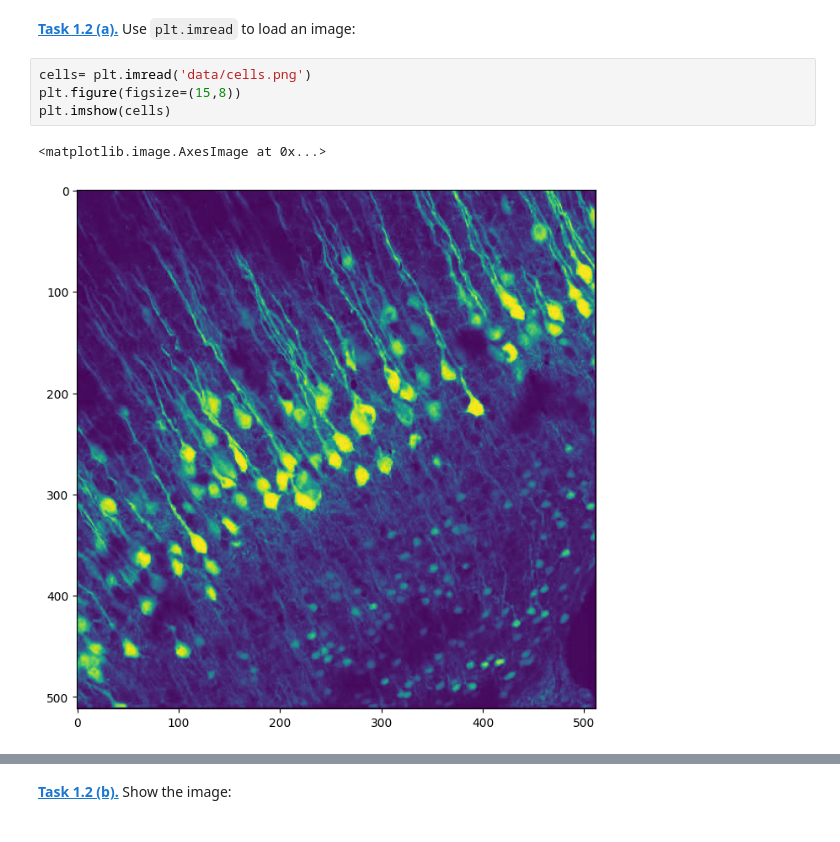
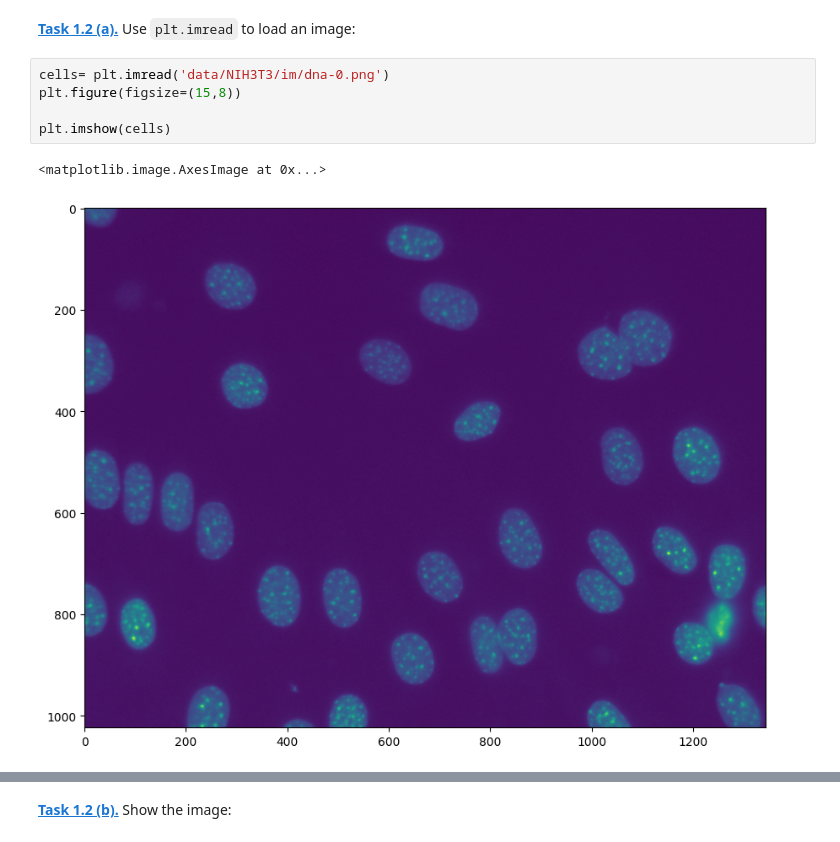
Before and after one commit to emmalisa1/mobi-fs5-python, a Jupyter notebook: segm_threshold.ipynb, the cells around one changed output, grey strips where cells are left out. Cells and saved outputs as stored; diff of their text form.

```diff
--- a/segm_threshold.ipynb
+++ b/segm_threshold.ipynb
@@ -6,9 +6,10 @@ import matplotlib.pyplot as plt
 # %% [markdown]
 **[Task 1.2 (a).]()** Use `plt.imread` to load an image:
 # %%
-cells= plt.imread('data/cells.png')
+cells= plt.imread('data/NIH3T3/im/dna-0.png')
 plt.figure(figsize=(15,8))
+
 plt.imshow(cells)
 # %% [output]
 <matplotlib.image.AxesImage at 0x...>
-[figure, old version]
+[figure, new version]
```
Also changed, not shown: parts of 5 cells of this notebook.
